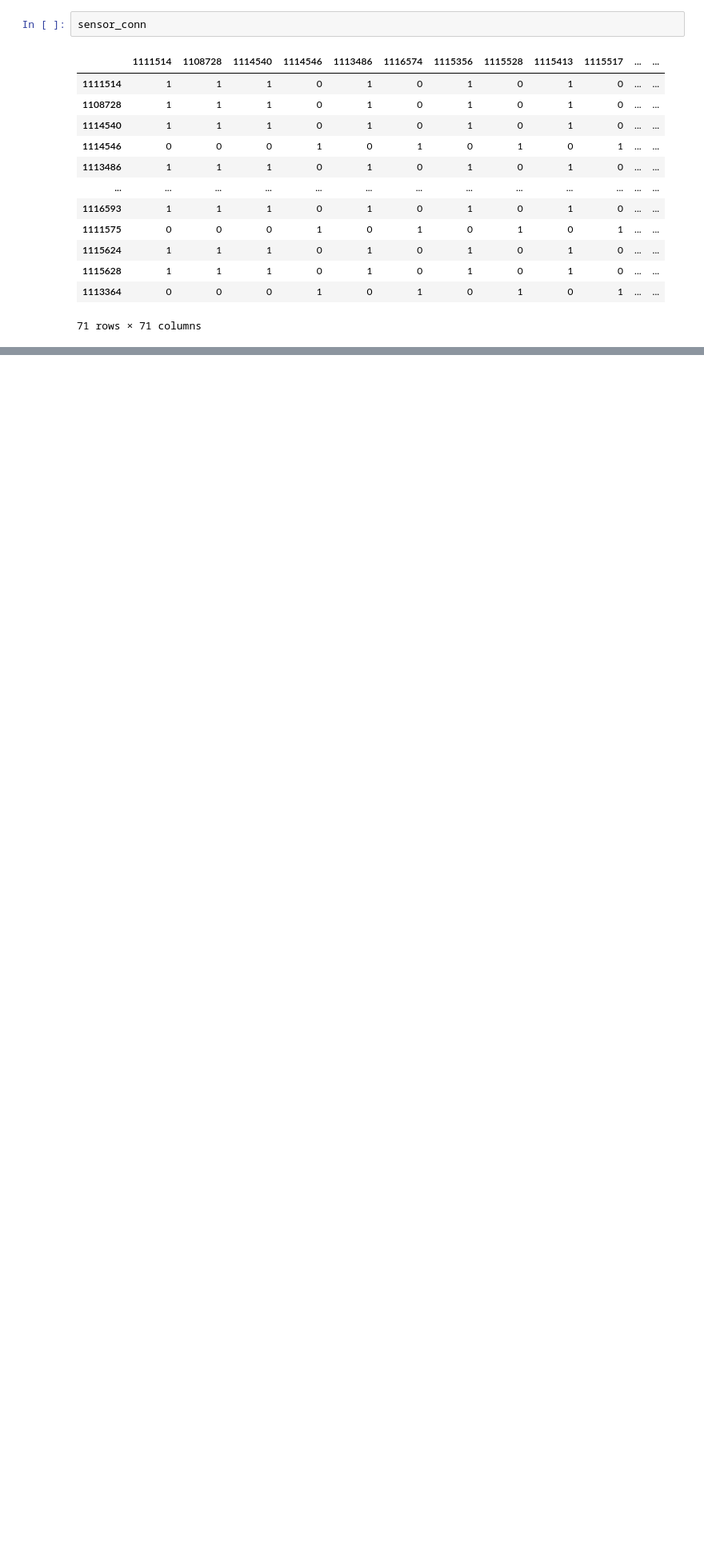
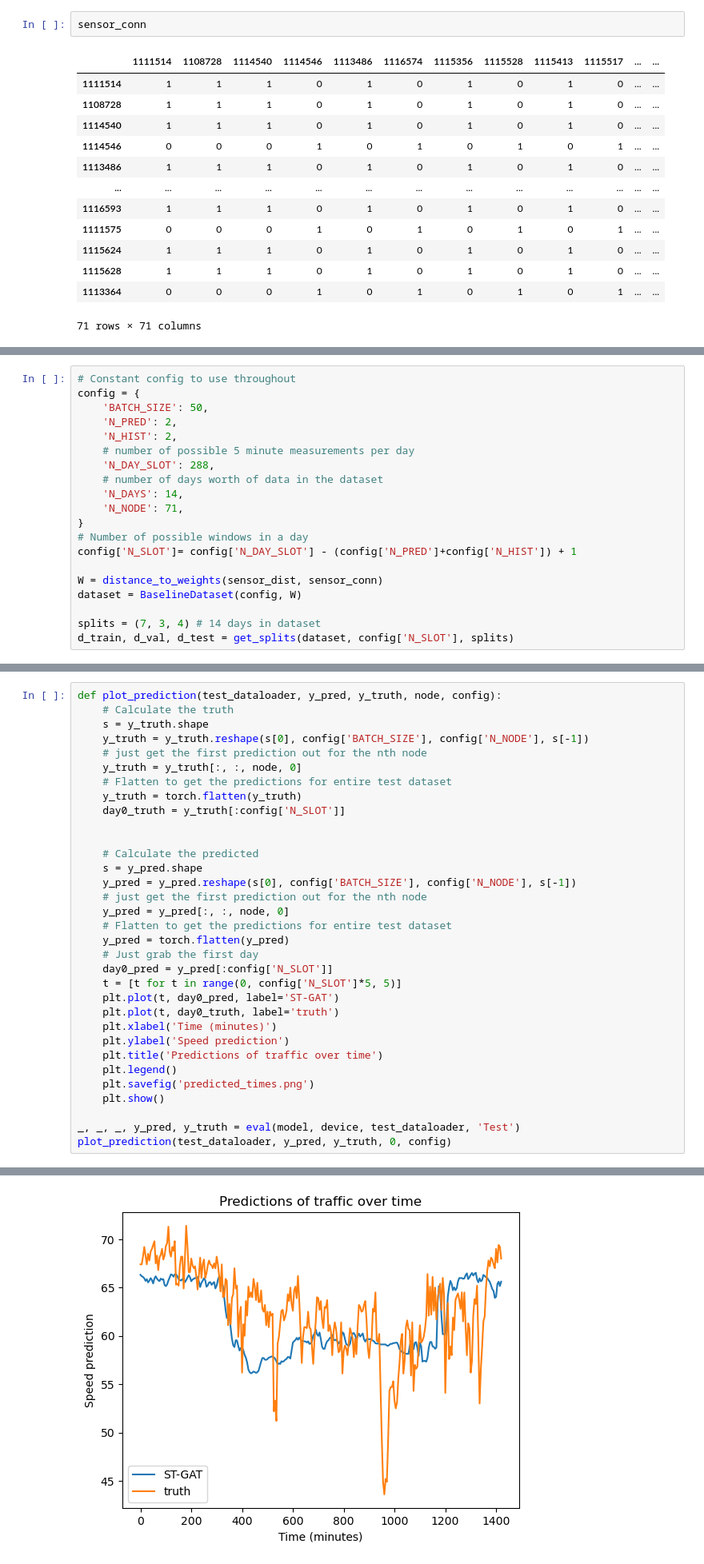
Before and after one commit to RickyMiura/DSC180B-Group12-1, a Jupyter notebook: data_loader/PEMS_I8_Preprocessing.ipynb, the cells around one changed output, grey strips where cells are left out. Shown at 80% size. Saved outputs shown, nothing was run; the diff lists cells and outputs as text; blank space fills up the shorter version.

Commit message:
baseline model 1

```diff
--- a/data_loader/PEMS_I8_Preprocessing.ipynb
+++ b/data_loader/PEMS_I8_Preprocessing.ipynb
@@ -418,0 +390,20 @@ sensor_speed.T
+# %%
+# Constant config to use throughout
+config = {
+    'BATCH_SIZE': 50,
+    'N_PRED': 2,
+    'N_HIST': 2,
+    # number of possible 5 minute measurements per day
+    'N_DAY_SLOT': 288,
+    # number of days worth of data in the dataset
+    'N_DAYS': 14,
+    'N_NODE': 71,
+}
+# Number of possible windows in a day
+config['N_SLOT']= config['N_DAY_SLOT'] - (config['N_PRED']+config['N_HIST']) + 1
+
+W = distance_to_weights(sensor_dist, sensor_conn)
+dataset = BaselineDataset(config, W)
+
+splits = (7, 3, 4) # 14 days in dataset
+d_train, d_val, d_test = get_splits(dataset, config['N_SLOT'], splits)
@@ -418,0 +677,34 @@ sensor_speed.T
+# %%
+def plot_prediction(test_dataloader, y_pred, y_truth, node, config):
+    # Calculate the truth
+    s = y_truth.shape
+    y_truth = y_truth.reshape(s[0], config['BATCH_SIZE'], config['N_NODE'], s[-1])
+    # just get the first prediction out for the nth node
+    y_truth = y_truth[:, :, node, 0]
+    # Flatten to get the predictions for entire test dataset
+    y_truth = torch.flatten(y_truth)
+    day0_truth = y_truth[:config['N_SLOT']]
+
+
+    # Calculate the predicted
+    s = y_pred.shape
+    y_pred = y_pred.reshape(s[0], config['BATCH_SIZE'], config['N_NODE'], s[-1])
+    # just get the first prediction out for the nth node
+    y_pred = y_pred[:, :, node, 0]
+    # Flatten to get the predictions for entire test dataset
+    y_pred = torch.flatten(y_pred)
+    # Just grab the first day
+    day0_pred = y_pred[:config['N_SLOT']]
+    t = [t for t in range(0, config['N_SLOT']*5, 5)]
+    plt.plot(t, day0_pred, label='ST-GAT')
+    plt.plot(t, day0_truth, label='truth')
+    plt.xlabel('Time (minutes)')
+    plt.ylabel('Speed prediction')
+    plt.title('Predictions of traffic over time')
+    plt.legend()
+    plt.savefig('predicted_times.png')
+    plt.show()
+
+_, _, _, y_pred, y_truth = eval(model, device, test_dataloader, 'Test')
+plot_prediction(test_dataloader, y_pred, y_truth, 0, config)
+# %% [output]
@@ -418,0 +712 @@ sensor_speed.T
+[figure, added]
```
Also changed, not shown: parts of 24 cells of this notebook, 2 other files.
